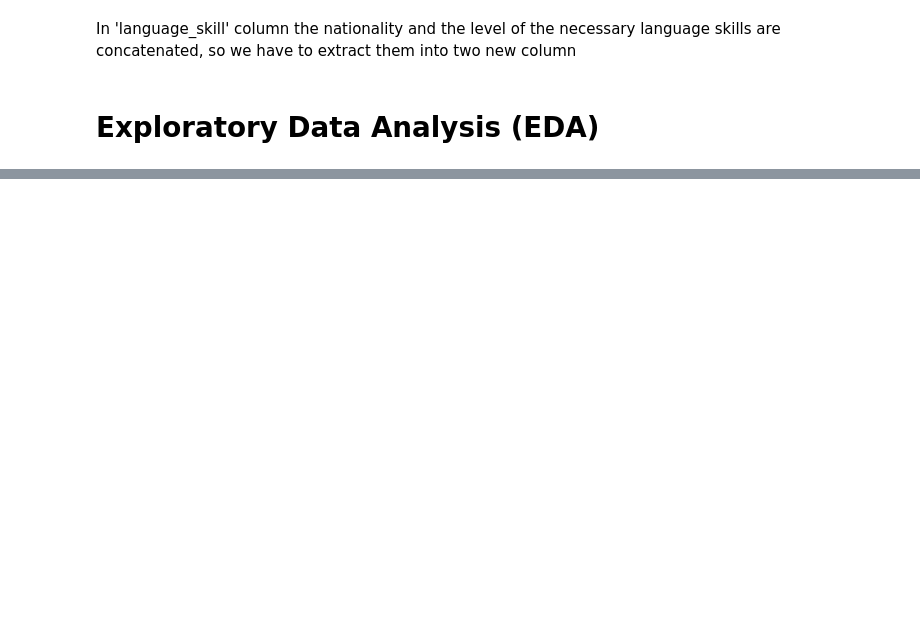
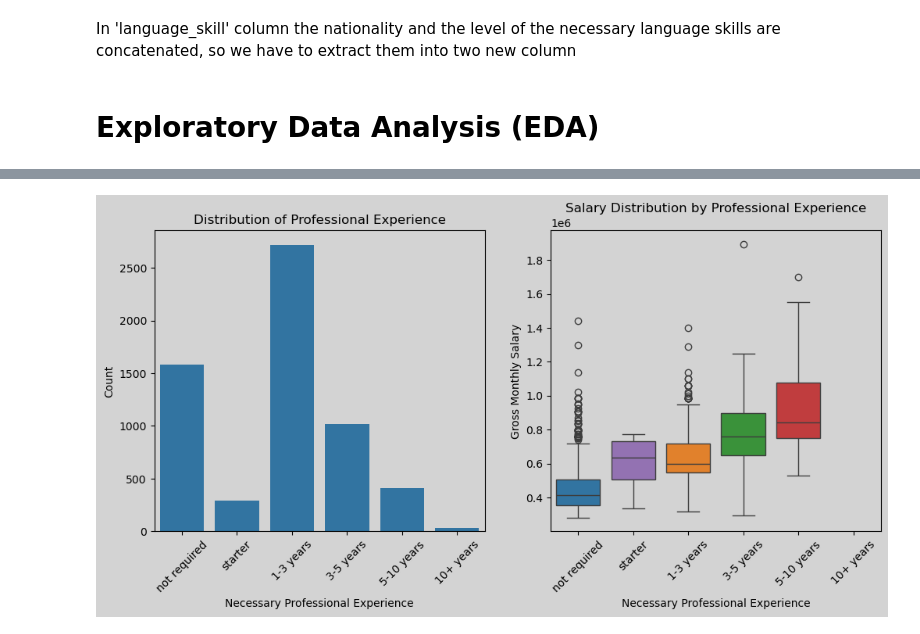
Before and after one commit to olahzsolt1974/Demo-Projects-Portfolio, a Jupyter notebook: HTML Web scraping/HTML Web scraping - Profession.hu.ipynb, the cells around one changed output, grey strips where cells are left out. Drawn from its saved outputs; the diff is of its cells as text; code cells hidden in the pictures; blank space fills up the shorter version.

```diff
--- a/HTML Web scraping/HTML Web scraping - Profession.hu.ipynb
+++ b/HTML Web scraping/HTML Web scraping - Profession.hu.ipynb
@@ -287,0 +314,41 @@ plt.show()
+# %%
+# Create a figure with two subplots
+fig, axes = plt.subplots(1, 2, figsize=(12, 5), facecolor="lightgrey")
+
+order = ['not required', 'starter', '1-3 years', '3-5 years', '5-10 years', '10+ years']
+
+# First subplot: Countplot
+# sns.histplot don't support ordering labels so we have to use sns.countplot
+sns.countplot(
+    data=df_jobs,
+    x="expected_experience",
+    order=order,
+    ax=axes[0]
+)
+
+axes[0].set_facecolor("lightgrey")
+axes[0].set_xlabel("Necessary Professional Experience")
+axes[0].set_ylabel("Count")
+axes[0].set_title("Distribution of Professional Experience")
+axes[0].tick_params(axis='x', rotation=45)
+
+# Second subplot: Boxplot
+sns.boxplot(
+    data=df_jobs,
+    x="expected_experience",
+    order=order,
+    y="gross_monthly_salary",
+    hue="expected_experience",
+    ax=axes[1]
+)
+axes[1].set_facecolor("lightgrey")
+axes[1].set_xlabel("Necessary Professional Experience")
+axes[1].set_ylabel("Gross Monthly Salary")
+axes[1].set_title("Salary Distribution by Professional Experience")
+axes[1].tick_params(axis='x', rotation=45)
+
+# As we previously supposed the salary depends much more on work experiences rather than the expected language skill level.
+# An interesting insight that "Starter" and "1-3 years" experience levels are on the same salary level. It means that
+# having 1-3 year work experience against experiensless don't give such a competitive advantage as we supposed.
+# %% [output]
+[figure, added]
```
Also changed, not shown: parts of 7 cells of this notebook.
